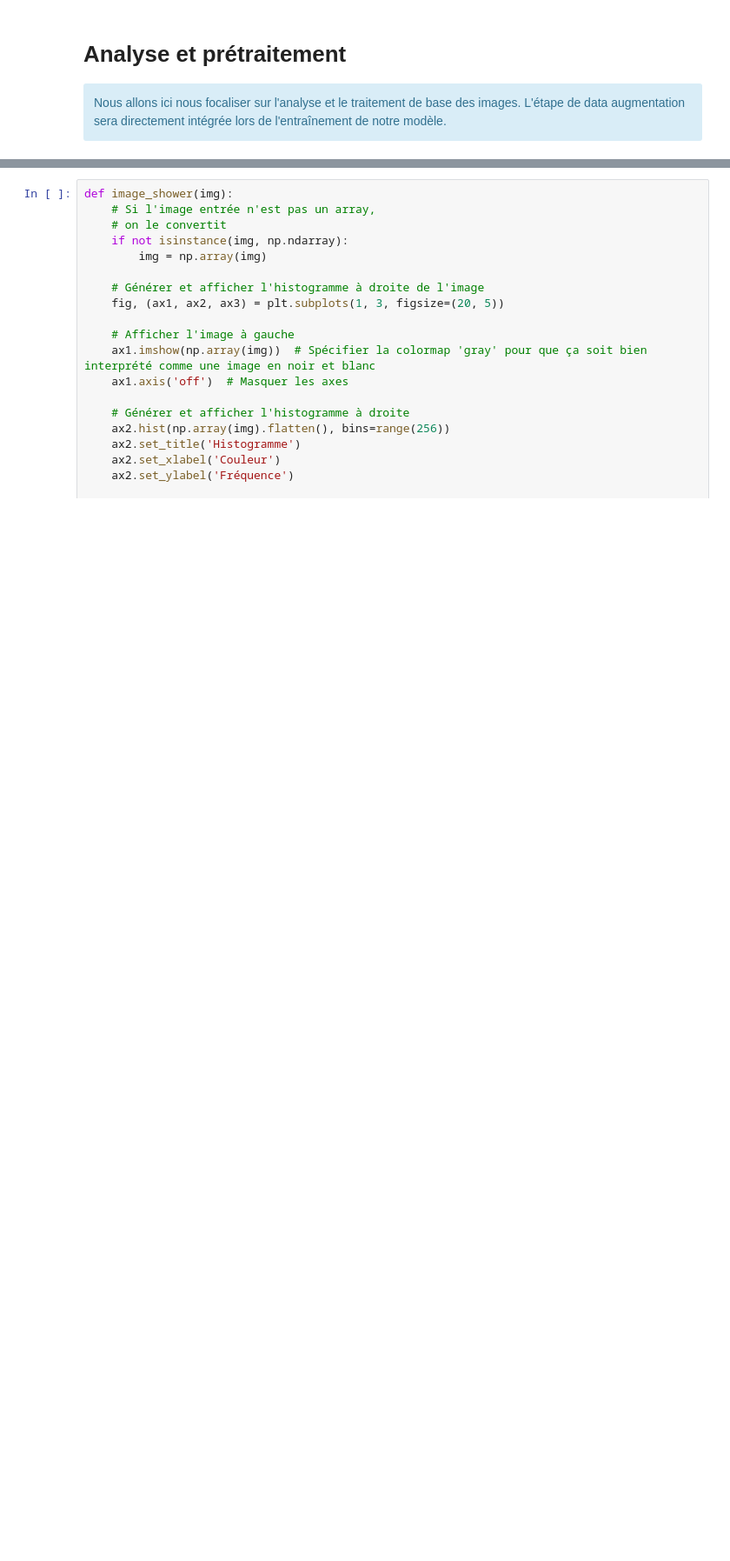
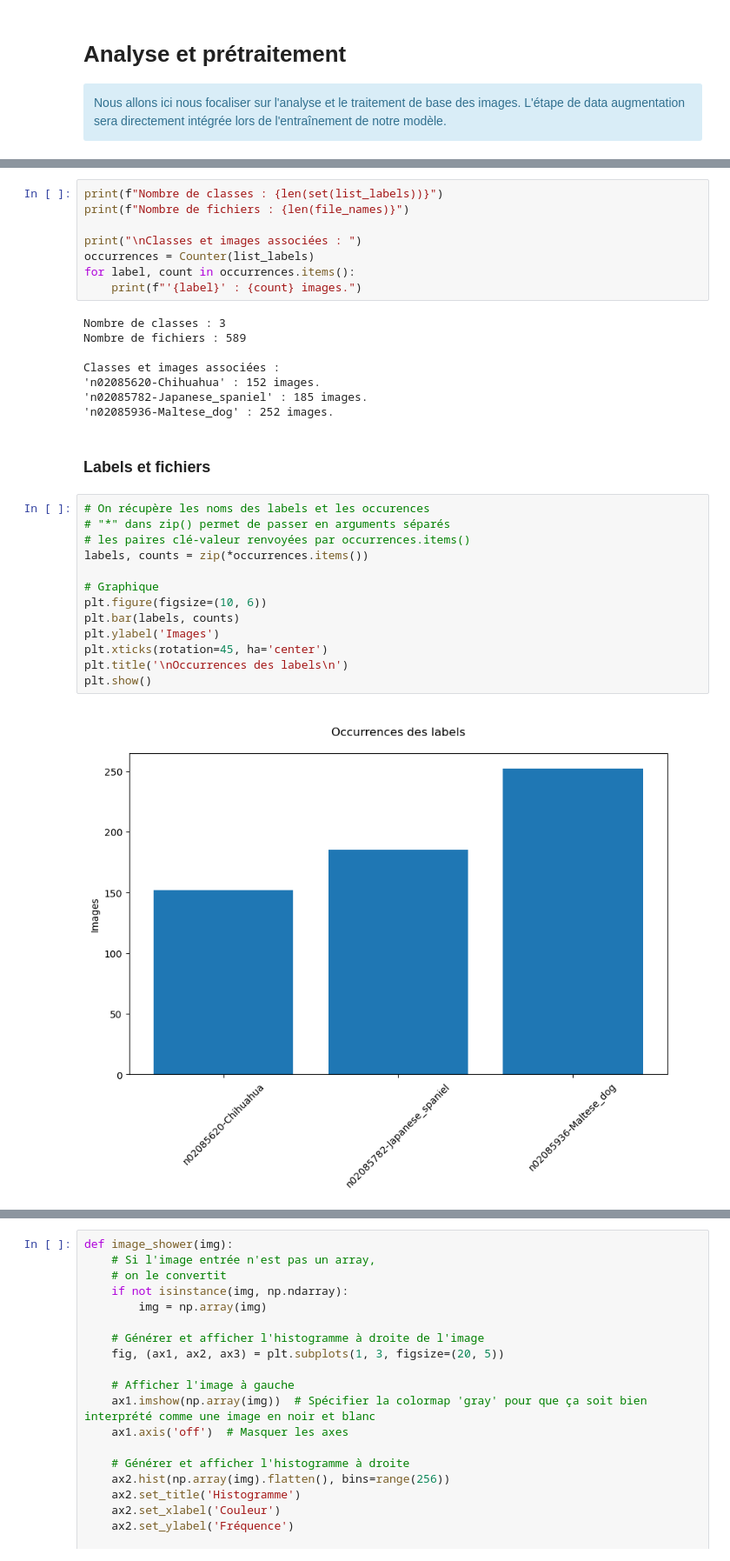
Before and after one commit to BiGHeaDMaX/Identifier-Races-Chiens-avec-TensorFlow, a Jupyter notebook: 01 - Analyse et prétraitements.ipynb, the cells around one changed output, grey strips where cells are left out. Shown at 87% size. Drawn from its saved outputs; the diff is of its cells as text; blank space fills up the shorter version.

```diff
--- a/01 - Analyse et prétraitements.ipynb
+++ b/01 - Analyse et prétraitements.ipynb
@@ -38,0 +52,33 @@ img_pil = [Image.open(ligne) for ligne in data_path]
+# %%
+print(f"Nombre de classes : {len(set(list_labels))}")
+print(f"Nombre de fichiers : {len(file_names)}")
+
+print("\nClasses et images associées : ")
+occurrences = Counter(list_labels)
+for label, count in occurrences.items():
+    print(f"'{label}' : {count} images.")
+# %% [output]
+Nombre de classes : 3
+Nombre de fichiers : 589
+
+Classes et images associées :
+'n02085620-Chihuahua' : 152 images.
+'n02085782-Japanese_spaniel' : 185 images.
+'n02085936-Maltese_dog' : 252 images.
+# %% [markdown]
+### **Labels et fichiers**
+# %%
+# On récupère les noms des labels et les occurences
+# "*" dans zip() permet de passer en arguments séparés
+# les paires clé-valeur renvoyées par occurrences.items()
+labels, counts = zip(*occurrences.items())
+
+# Graphique
+plt.figure(figsize=(10, 6))
+plt.bar(labels, counts)
+plt.ylabel('Images')
+plt.xticks(rotation=45, ha='center')
+plt.title('\nOccurrences des labels\n')
+plt.show()
+# %% [output]
+[figure, added]
```
Also changed, not shown: parts of 44 cells of this notebook.
